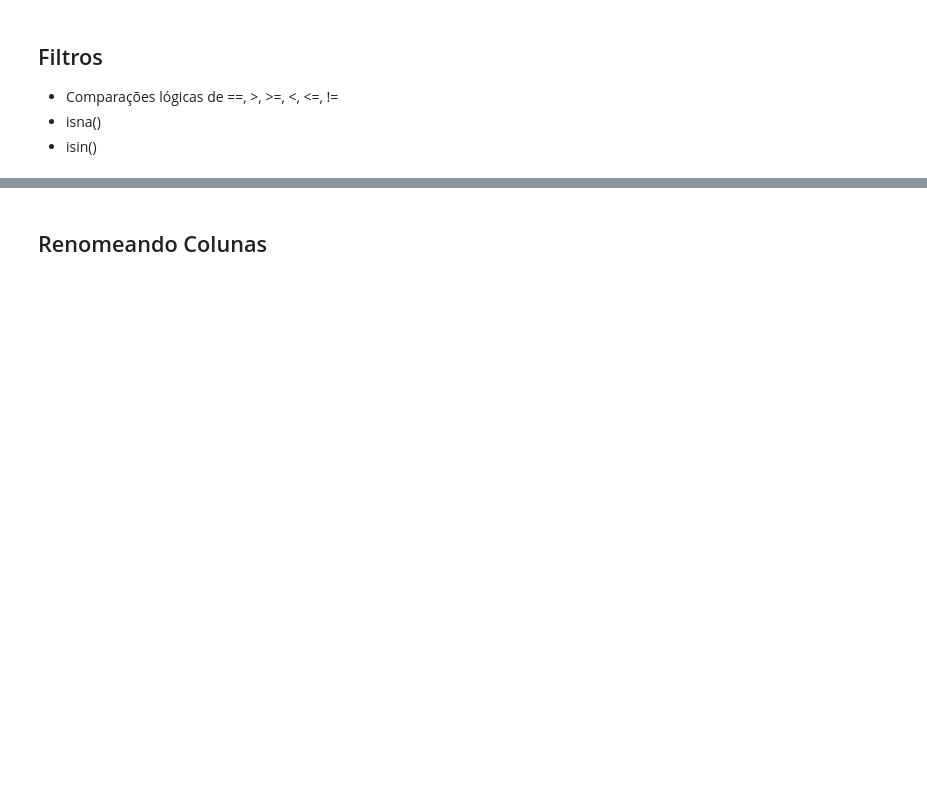
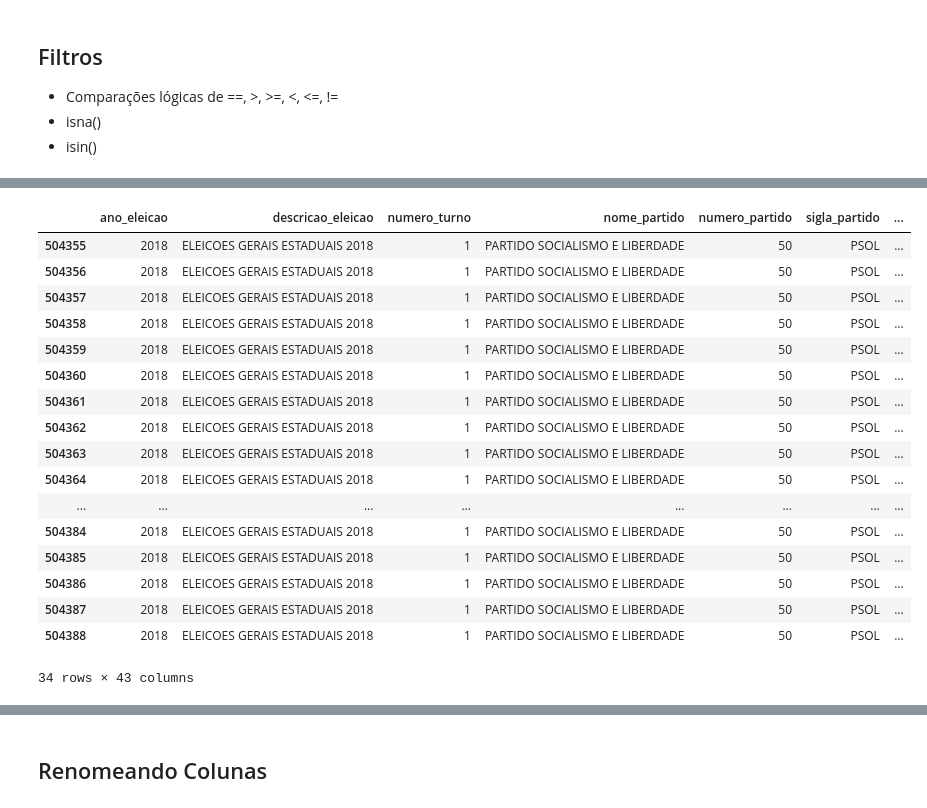
Before and after one commit to TeoCalvo/imersao-pandas, a Jupyter notebook: python/Imersão Pandas - Pós Curso.ipynb, the cells around one changed output, grey strips where cells are left out. Drawn from its saved outputs; the diff is of its cells as text; code cells hidden in the pictures; blank space fills up the shorter version.

```diff
--- a/python/Imersão Pandas - Pós Curso.ipynb
+++ b/python/Imersão Pandas - Pós Curso.ipynb
@@ -388,0 +707,27 @@ df.where(filtro).dropna(how="all")
+# %%
+ filtro_sen_psol = (
+                     (df_votacao["sigla_partido"] == "PSOL") &
+                     (df_votacao["descricao_cargo"] == "SENADOR") &
+                     (df_votacao["descricao_situacao_candidatura"] == "APTO")
+                     )
+
+df_votacao[filtro_sen_psol]
+# %% [output]
+|  | ano_eleicao | descricao_eleicao | numero_turno | nome_partido | numero_partido | sigla_partido | ... |
+| 504355 | 2018 | ELEICOES GERAIS ESTADUAIS 2018 | 1 | PARTIDO SOCIALISMO E LIBERDADE | 50 | PSOL | ... |
+| 504356 | 2018 | ELEICOES GERAIS ESTADUAIS 2018 | 1 | PARTIDO SOCIALISMO E LIBERDADE | 50 | PSOL | ... |
+| 504357 | 2018 | ELEICOES GERAIS ESTADUAIS 2018 | 1 | PARTIDO SOCIALISMO E LIBERDADE | 50 | PSOL | ... |
+| 504358 | 2018 | ELEICOES GERAIS ESTADUAIS 2018 | 1 | PARTIDO SOCIALISMO E LIBERDADE | 50 | PSOL | ... |
+| 504359 | 2018 | ELEICOES GERAIS ESTADUAIS 2018 | 1 | PARTIDO SOCIALISMO E LIBERDADE | 50 | PSOL | ... |
+| 504360 | 2018 | ELEICOES GERAIS ESTADUAIS 2018 | 1 | PARTIDO SOCIALISMO E LIBERDADE | 50 | PSOL | ... |
+| 504361 | 2018 | ELEICOES GERAIS ESTADUAIS 2018 | 1 | PARTIDO SOCIALISMO E LIBERDADE | 50 | PSOL | ... |
+| 504362 | 2018 | ELEICOES GERAIS ESTADUAIS 2018 | 1 | PARTIDO SOCIALISMO E LIBERDADE | 50 | PSOL | ... |
+| 504363 | 2018 | ELEICOES GERAIS ESTADUAIS 2018 | 1 | PARTIDO SOCIALISMO E LIBERDADE | 50 | PSOL | ... |
+| 504364 | 2018 | ELEICOES GERAIS ESTADUAIS 2018 | 1 | PARTIDO SOCIALISMO E LIBERDADE | 50 | PSOL | ... |
+| ... | ... | ... | ... | ... | ... | ... | ... |
+| 504384 | 2018 | ELEICOES GERAIS ESTADUAIS 2018 | 1 | PARTIDO SOCIALISMO E LIBERDADE | 50 | PSOL | ... |
+| 504385 | 2018 | ELEICOES GERAIS ESTADUAIS 2018 | 1 | PARTIDO SOCIALISMO E LIBERDADE | 50 | PSOL | ... |
+| 504386 | 2018 | ELEICOES GERAIS ESTADUAIS 2018 | 1 | PARTIDO SOCIALISMO E LIBERDADE | 50 | PSOL | ... |
+| 504387 | 2018 | ELEICOES GERAIS ESTADUAIS 2018 | 1 | PARTIDO SOCIALISMO E LIBERDADE | 50 | PSOL | ... |
+| 504388 | 2018 | ELEICOES GERAIS ESTADUAIS 2018 | 1 | PARTIDO SOCIALISMO E LIBERDADE | 50 | PSOL | ... |
+34 rows × 43 columns
```
Also changed, not shown: parts of 170 cells of this notebook, 1 other file.
